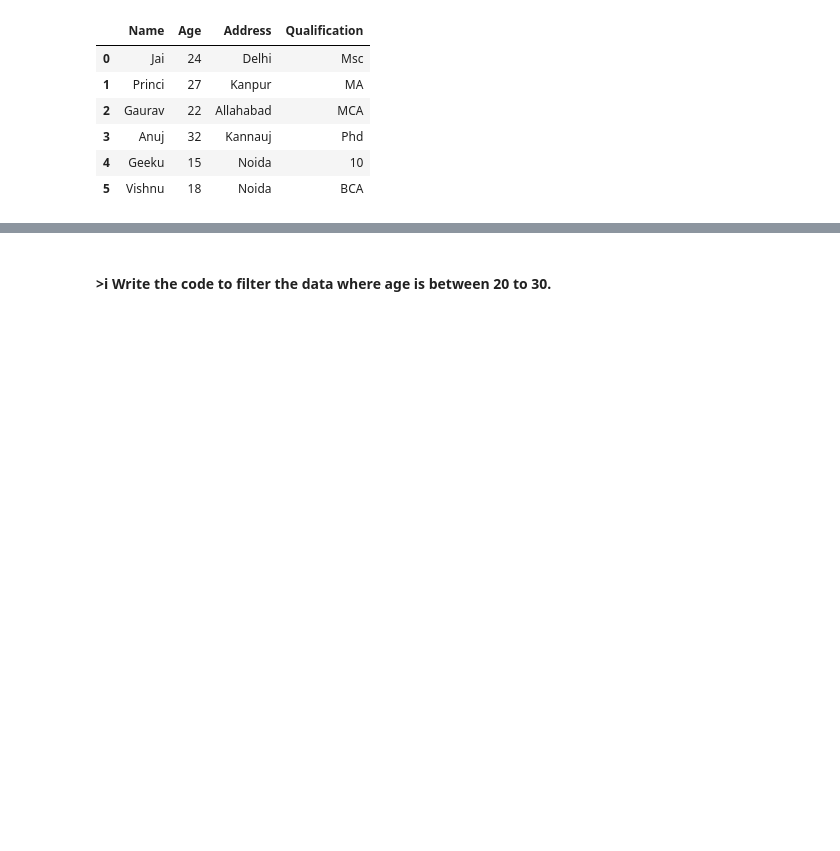
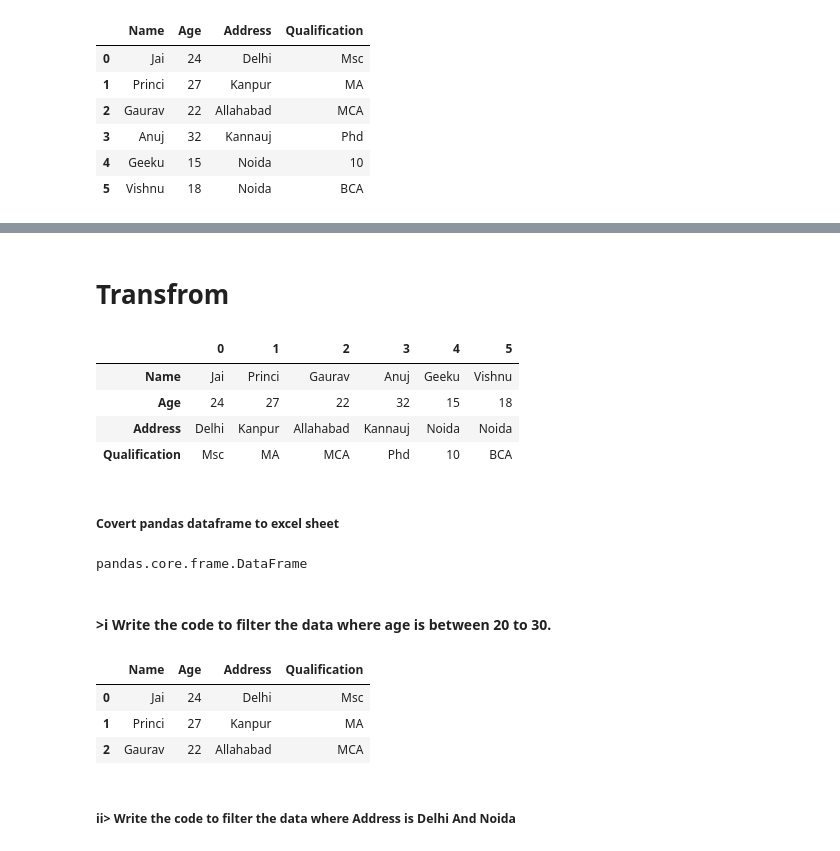
Before and after one commit to ghosh-vishnu/IT-Interview-Question, a Jupyter notebook: Quant_Jugglers/Question.ipynb, the cells around one changed output, grey strips where cells are left out. Saved outputs shown, nothing was run; the diff lists cells and outputs as text; code cells hidden in the pictures; blank space fills up the shorter version.

```diff
--- a/Quant_Jugglers/Question.ipynb
+++ b/Quant_Jugglers/Question.ipynb
@@ -66,0 +138,12 @@ df
+# %% [markdown]
+# Transfrom
+# %%
+df.T
+# %% [output]
+|  | 0 | 1 | 2 | 3 | 4 | 5 |
+| Name | Jai | Princi | Gaurav | Anuj | Geeku | Vishnu |
+| Age | 24 | 27 | 22 | 32 | 15 | 18 |
+| Address | Delhi | Kanpur | Allahabad | Kannauj | Noida | Noida |
+| Qualification | Msc | MA | MCA | Phd | 10 | BCA |
+# %% [markdown]
+##### Covert pandas dataframe to excel sheet
@@ -67,2 +152,18 @@ df
+# %%
+import numpy as np
+str=pd.Series(np.random.rand(34))# Series
+data=pd.DataFrame(np.random.rand(334,5),index=np.arange(334)) # DataFrame
+type(data)
+# %% [output]
+pandas.core.frame.DataFrame
 # %% [markdown]
 #### >i Write the code to filter the data where age is between 20 to 30.
+# %%
+df.loc[(df["Age"]>'20') &(df["Age"]<'30')]
+# %% [output]
+|  | Name | Age | Address | Qualification |
+| 0 | Jai | 24 | Delhi | Msc |
+| 1 | Princi | 27 | Kanpur | MA |
+| 2 | Gaurav | 22 | Allahabad | MCA |
+# %% [markdown]
+##### ii> Write the code to filter the data where Address is Delhi And Noida
```
Also changed, not shown: parts of 34 cells of this notebook, 1 other file.
